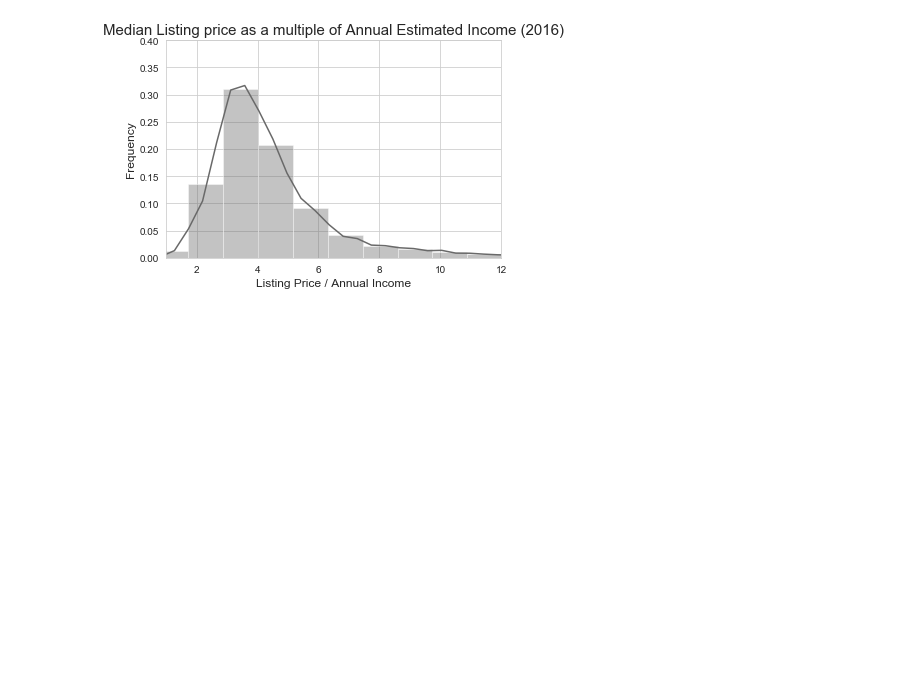
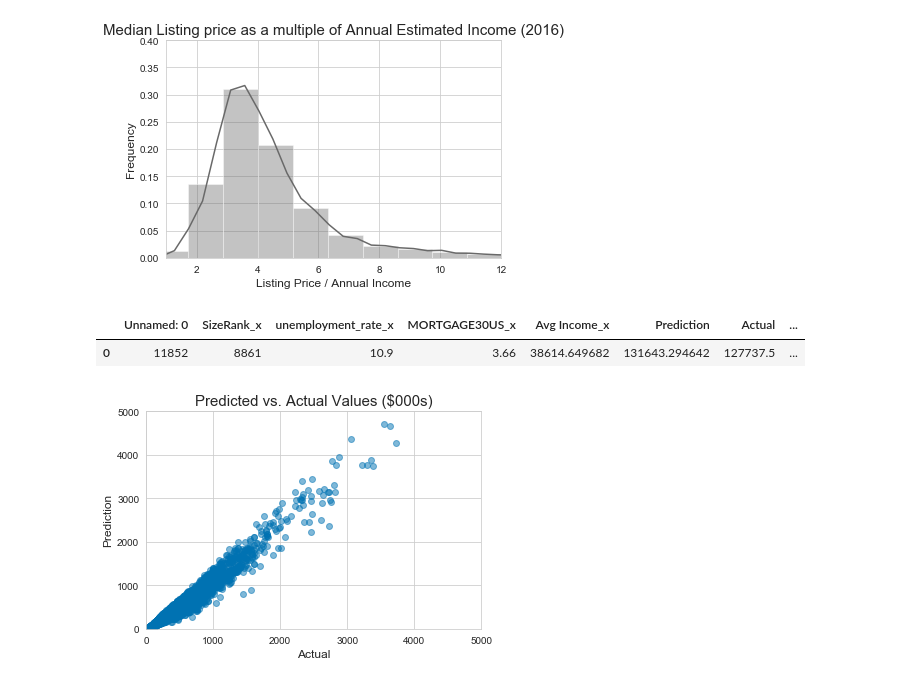
Before and after one commit to francoe/project_3, a Jupyter notebook: EDA_EF.ipynb, the cells around one changed output. Saved outputs shown, nothing was run; the diff lists cells and outputs as text; code cells hidden in the pictures; blank space fills up the shorter version.

```diff
--- a/EDA_EF.ipynb
+++ b/EDA_EF.ipynb
@@ -12,6 +12,7 @@ master_df = pd.read_csv('complete_data_test1.csv', index_col = 'Year')
 rates_data = pd.read_csv('30 Year Mortgage.csv', index_col = 'DATE', parse_dates = True)
 income_df = pd.read_csv('test_income.csv', index_col = 'year', parse_dates = True)
 income_df = income_df.rename(columns = {'0' : 'avg_income'})
+model_output = pd.read_csv('Model_Output.csv')
 # %%
 unemployment_df.head()
 # %% [output]
@@ -126,3 +118,22 @@ plt.savefig('charts/income_ratio_dist.png', orientation = 'landscape', dpi = 180
 plt.show()
 # %% [output]
 [figure]
+# %%
+model_output.head(1)
+# %% [output]
+|  | Unnamed: 0 | SizeRank_x | unemployment_rate_x | MORTGAGE30US_x | Avg Income_x | Prediction | Actual | ... |
+| 0 | 11852 | 8861 | 10.9 | 3.66 | 38614.649682 | 131643.294642 | 127737.5 | ... |
+# %%
+plt.scatter(x = model_output['Prediction']/1000,
+            y = model_output['Actual']/1000,
+           alpha = 0.5
+           )
+plt.title('Predicted vs. Actual Values ($000s)', fontname = 'Arial', fontsize = 15)
+plt.ylabel("Prediction",fontname = 'Arial', fontsize = 12)
+plt.xlabel("Actual", fontname = 'Arial', fontsize = 12)
+plt.xlim(0,5000)
+plt.ylim(0,5000)
+plt.savefig('predicted_v_actual.png', orientation = 'landscape', dpi = 1800)
+plt.show()
+# %% [output]
+[figure, added]
```
Also changed, not shown: parts of 5 cells of this notebook, 3 other files.
